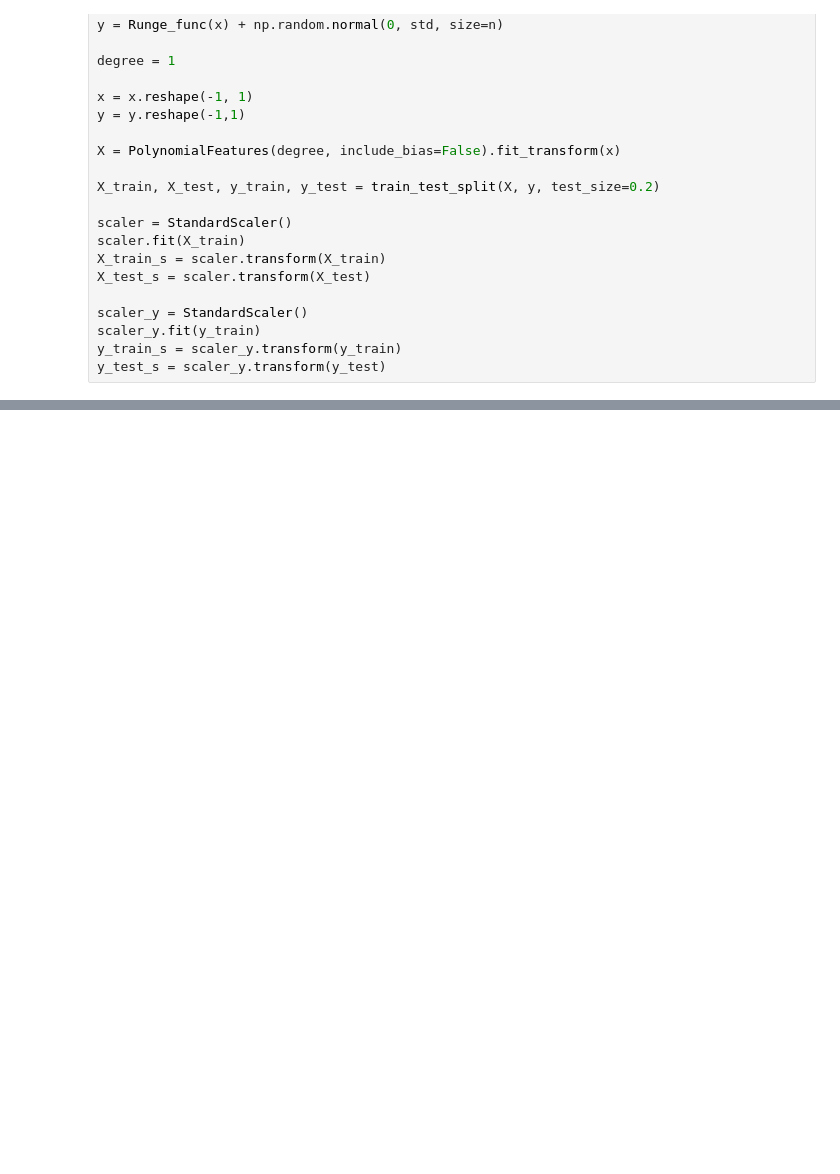
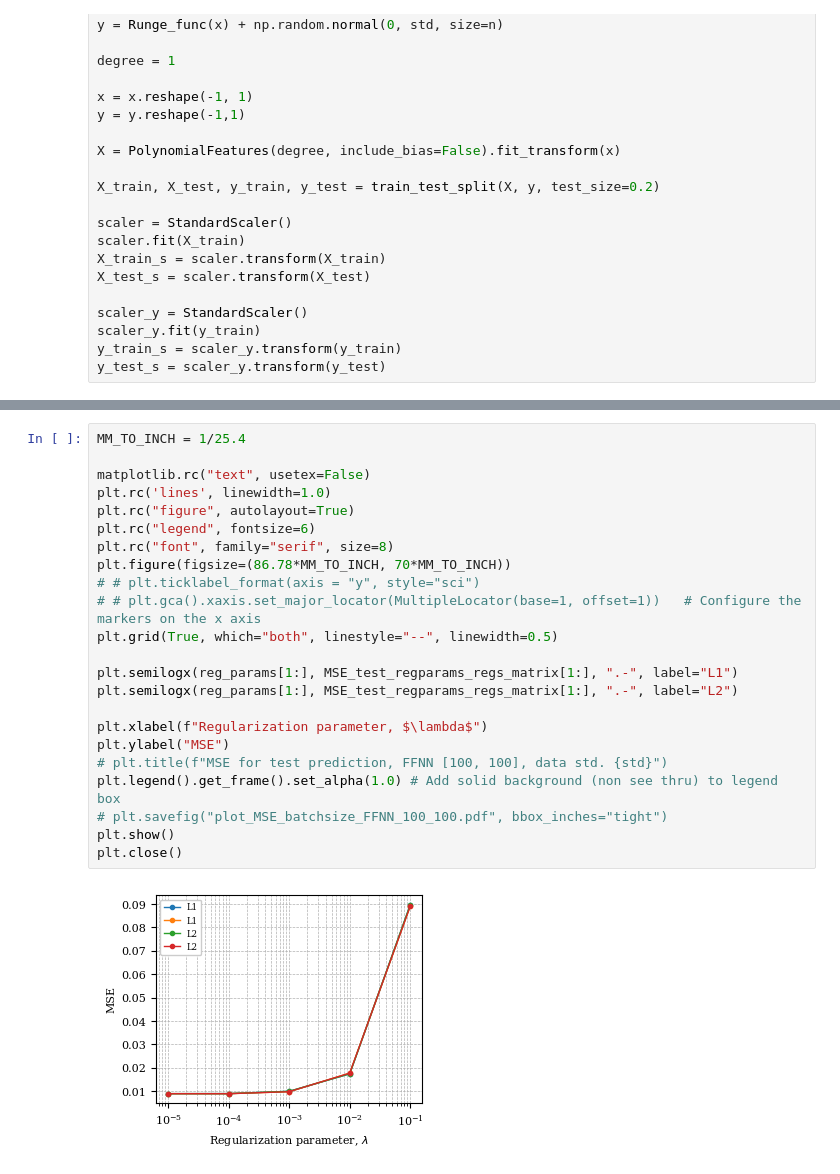
Before and after one commit to johnmagj/FYS-STK4155_Project_2, a Jupyter notebook: Code/E.ipynb, the cells around one changed output, grey strips where cells are left out. Cells and saved outputs as stored; diff of their text form; blank space fills up the shorter version.

```diff
--- a/Code/E.ipynb
+++ b/Code/E.ipynb
@@ -94,3 +109,28 @@ test_pred = scaler_y.inverse_transform(test_pred)
+# %%
+MM_TO_INCH = 1/25.4
+
+matplotlib.rc("text", usetex=False)
+plt.rc('lines', linewidth=1.0)
+plt.rc("figure", autolayout=True)
+plt.rc("legend", fontsize=6)
+plt.rc("font", family="serif", size=8)
+plt.figure(figsize=(86.78*MM_TO_INCH, 70*MM_TO_INCH))
+# # plt.ticklabel_format(axis = "y", style="sci")
+# # plt.gca().xaxis.set_major_locator(MultipleLocator(base=1, offset=1))   # Configure the markers on the x axis
+plt.grid(True, which="both", linestyle="--", linewidth=0.5)
+
+plt.semilogx(reg_params[1:], MSE_test_regparams_regs_matrix[1:], ".-", label="L1")
+plt.semilogx(reg_params[1:], MSE_test_regparams_regs_matrix[1:], ".-", label="L2")
+
+plt.xlabel(f"Regularization parameter, $\lambda$")
+plt.ylabel("MSE")
+# plt.title(f"MSE for test prediction, FFNN [100, 100], data std. {std}")
+plt.legend().get_frame().set_alpha(1.0) # Add solid background (non see thru) to legend box
+# plt.savefig("plot_MSE_batchsize_FFNN_100_100.pdf", bbox_inches="tight")
+plt.show()
+plt.close()
+# %% [output]
+[figure, added]
 # %%
 XX_train = X_train[:, 0] # The x^1 values
 XX_test = X_test[:, 0] # The x^1 values
```
Also changed, not shown: parts of 7 cells of this notebook, 1 other file.
